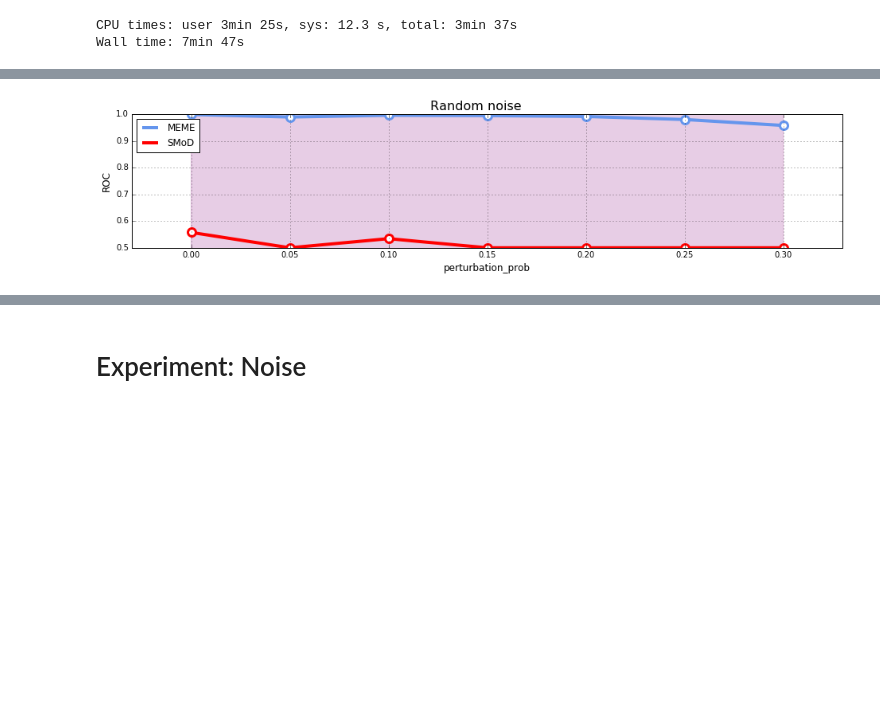
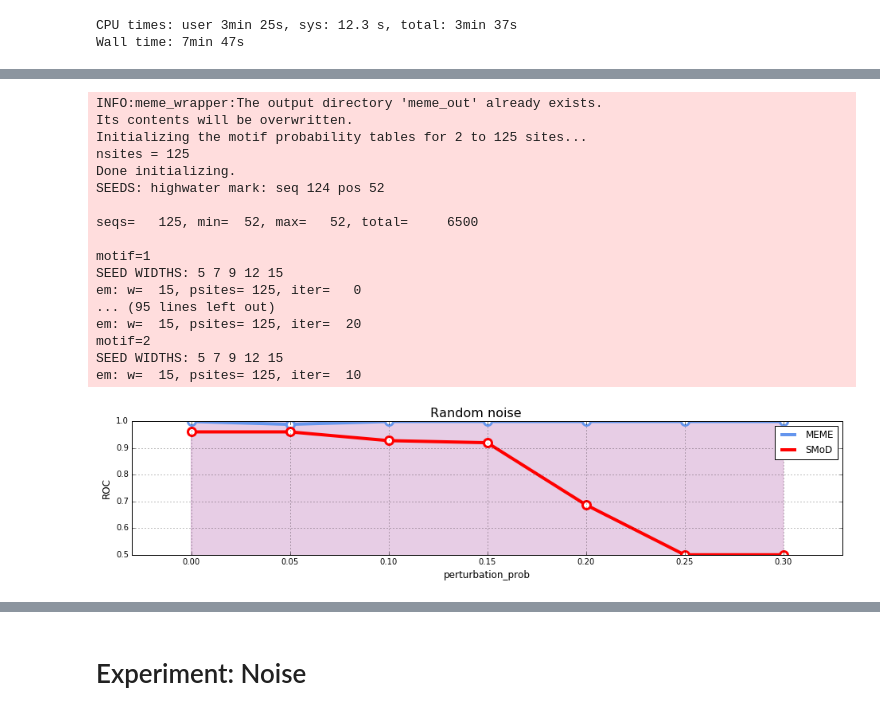
Before and after one commit to fabriziocosta/pyMotif, a Jupyter notebook: Performance Comparison.ipynb, the cells around one changed output, grey strips where cells are left out. Drawn from its saved outputs; the diff is of its cells as text; code cells hidden in the pictures; blank space fills up the shorter version.

```diff
--- a/Performance Comparison.ipynb
+++ b/Performance Comparison.ipynb
@@ -471,9 +359,10 @@ def make_results(n_rep=1):
                                    max_subarray_size=12,
                                    min_score=5,
                                    min_freq=0.65,
-                                   min_cluster_size=5, #(n_sequences/n_motives)/50,
-                                   similarity_threshold=.5,
-                                   freq_threshold=0.01)
+                                   min_cluster_size=2,
+                                   similarity_threshold=1,
+                                   freq_threshold=0.03,
+                                   p_value=1)
 
             results['meme'].append(tool_result['meme'])
             results['smod'].append(tool_result['smod'])
@@ -504,14 +503,15 @@ def make_results(n_rep=1):
                                    sequence_length=52,
                                    n_sequences=500,
                                    perturbation_prob=param,
-                                   n_clusters=15,
+                                   n_clusters=10,
                                    min_subarray_size=8,
                                    max_subarray_size=12,
                                    min_score=5,
                                    min_freq=0.65,
-                                   min_cluster_size=5,
+                                   min_cluster_size=2,
                                    similarity_threshold=.5,
-                                   freq_threshold=0.01)
+                                   freq_threshold=1,
+                                   p_value=1)
 
             results['meme'].append(tool_result['meme'])
             results['smod'].append(tool_result['smod'])
@@ -531,36 +584,53 @@ Wall time: 2min 12s
 # %%
 %%time
 
 def make_results(n_rep=1):
     for param in [0.0, 0.05, 0.10, 0.15, 0.2, 0.25, 0.3]:
         results = {'meme':[], 'smod':[]}
         for rep in range(n_rep):
             tool_result = evaluate(scoring_criteria='pwm', # ['pwm','hmm']
-                                   complexity=3,
+                                   complexity=5,
                                    motif_length=10,
                                    n_motives=2,
                                    sequence_length=52,
-                                   n_sequences=500,
+                                   n_sequences=250,
                                    perturbation_prob=param,
                                    n_clusters=15,
-                                   min_subarray_size=8,
-                                   max_subarray_size=12,
-                                   min_score=5,
-                                   min_freq=0.65,
+                                   min_subarray_size=5,
+                                   max_subarray_size=15,
+                                   min_score=4,
+                                   min_freq=0.75,
                                    min_cluster_size=5,
-                                   similarity_threshold=.5,
+                                   similarity_threshold=.90,
                                    freq_threshold=0.01)
 
             results['meme'].append(tool_result['meme'])
             results['smod'].append(tool_result['smod'])
         for tool in ['meme', 'smod']:
             avg = np.mean(results[tool])
             std = np.std(results[tool])
             results[tool] = (avg, std)
         yield param, results['meme'][0], results['meme'][1], results['smod'][0], results['smod'][1]
 
 
 data = [(param, val_m, std_m, val_s, std_s) for param, val_m, std_m, val_s, std_s in make_results()]
 plot_results(data, title='Random noise', xlabel='perturbation_prob', ylabel='ROC')
 # %% [output]
+INFO:meme_wrapper:The output directory 'meme_out' already exists.
+Its contents will be overwritten.
+Initializing the motif probability tables for 2 to 125 sites...
+nsites = 125
+Done initializing.
+SEEDS: highwater mark: seq 124 pos 52
+
+seqs=   125, min=  52, max=   52, total=     6500
+
+motif=1
+SEED WIDTHS: 5 7 9 12 15
+em: w=  15, psites= 125, iter=   0
+... (95 lines left out)
+em: w=  15, psites= 125, iter=  20
+motif=2
+SEED WIDTHS: 5 7 9 12 15
+em: w=  15, psites= 125, iter=  10
-[figure, old version]
+[figure, new version]
```
Also changed, not shown: parts of 15 cells of this notebook, 2 other files.
